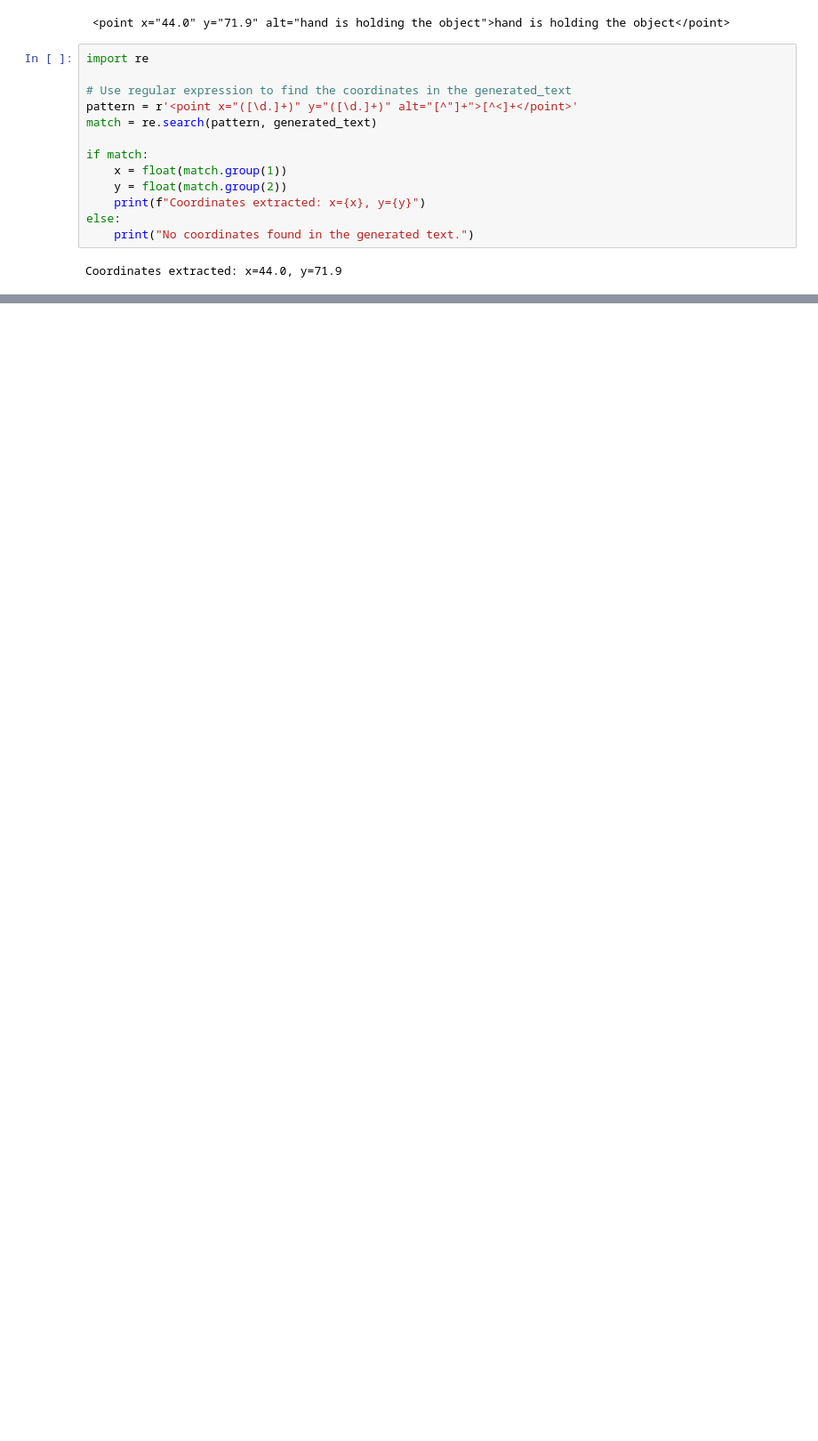
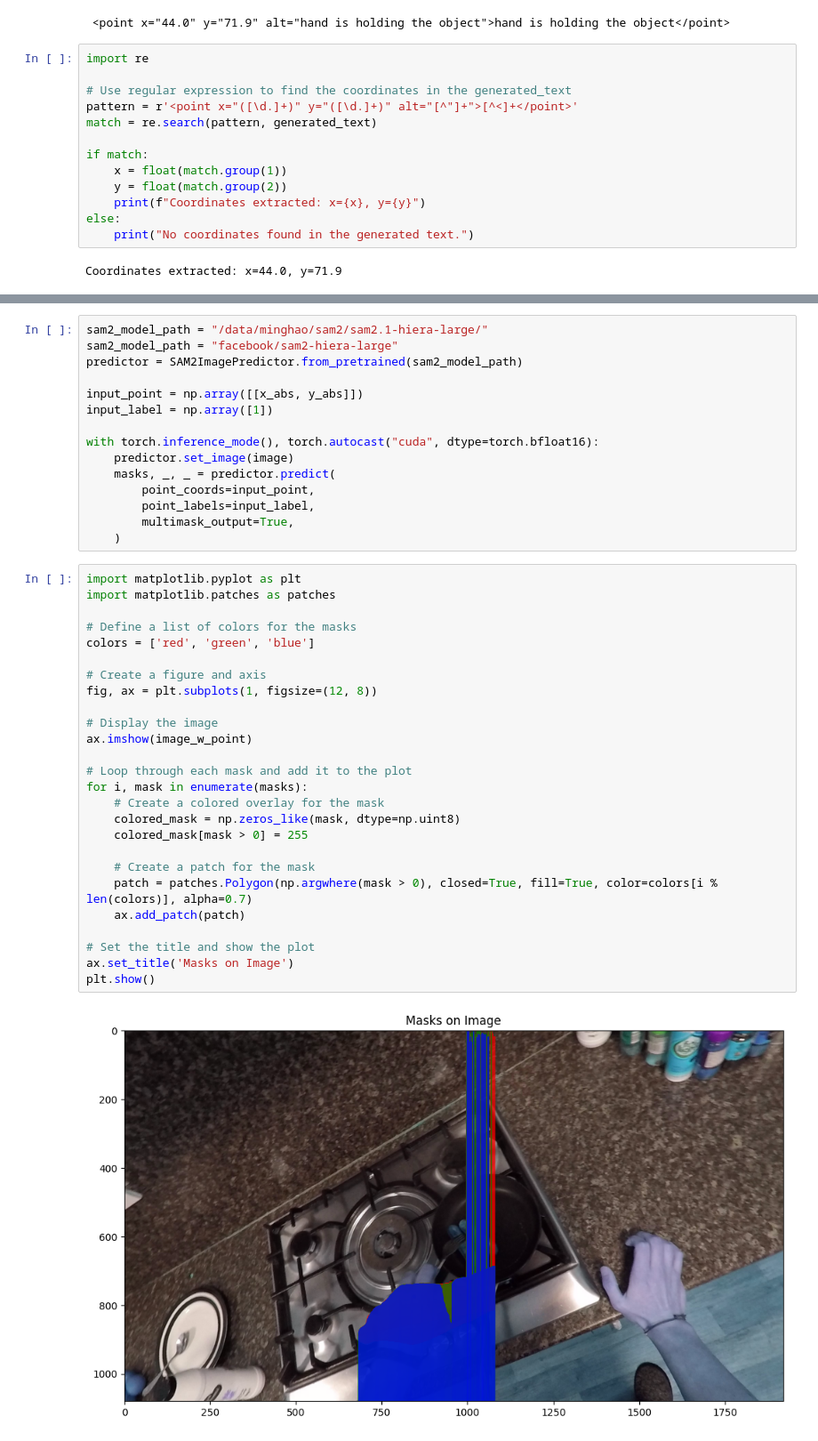
Before and after one commit to minghaoguo20/track_point, a Jupyter notebook: demo.ipynb, the cells around one changed output, grey strips where cells are left out. Shown at 89% size. Saved outputs shown, nothing was run; the diff lists cells and outputs as text; blank space fills up the shorter version.

```diff
--- a/demo.ipynb
+++ b/demo.ipynb
@@ -168,0 +181,43 @@ Image with point saved at /home/minghao/code/vlm/molmo/demo_output/P28_12_with_p
+# %%
+sam2_model_path = "/data/minghao/sam2/sam2.1-hiera-large/"
+sam2_model_path = "facebook/sam2-hiera-large"
+predictor = SAM2ImagePredictor.from_pretrained(sam2_model_path)
+
+input_point = np.array([[x_abs, y_abs]])
+input_label = np.array([1])
+
+with torch.inference_mode(), torch.autocast("cuda", dtype=torch.bfloat16):
+    predictor.set_image(image)
+    masks, _, _ = predictor.predict(
+        point_coords=input_point,
+        point_labels=input_label,
+        multimask_output=True,
+    )
+# %%
+import matplotlib.pyplot as plt
+import matplotlib.patches as patches
+
+# Define a list of colors for the masks
+colors = ['red', 'green', 'blue']
+
+# Create a figure and axis
+fig, ax = plt.subplots(1, figsize=(12, 8))
+
+# Display the image
+ax.imshow(image_w_point)
+
+# Loop through each mask and add it to the plot
+for i, mask in enumerate(masks):
+    # Create a colored overlay for the mask
+    colored_mask = np.zeros_like(mask, dtype=np.uint8)
+    colored_mask[mask > 0] = 255
+
+    # Create a patch for the mask
+    patch = patches.Polygon(np.argwhere(mask > 0), closed=True, fill=True, color=colors[i % len(colors)], alpha=0.7)
+    ax.add_patch(patch)
+
+# Set the title and show the plot
+ax.set_title('Masks on Image')
+plt.show()
+# %% [output]
+[figure, added]
```
Also changed, not shown: parts of 6 cells of this notebook, 2 other files.
